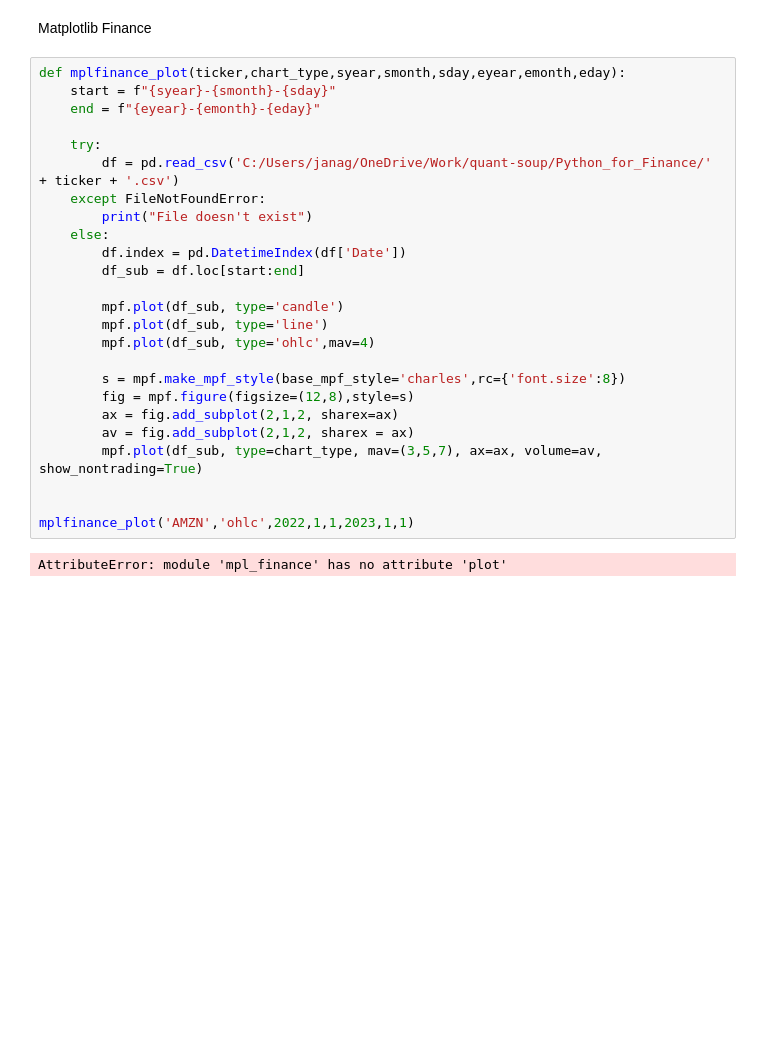
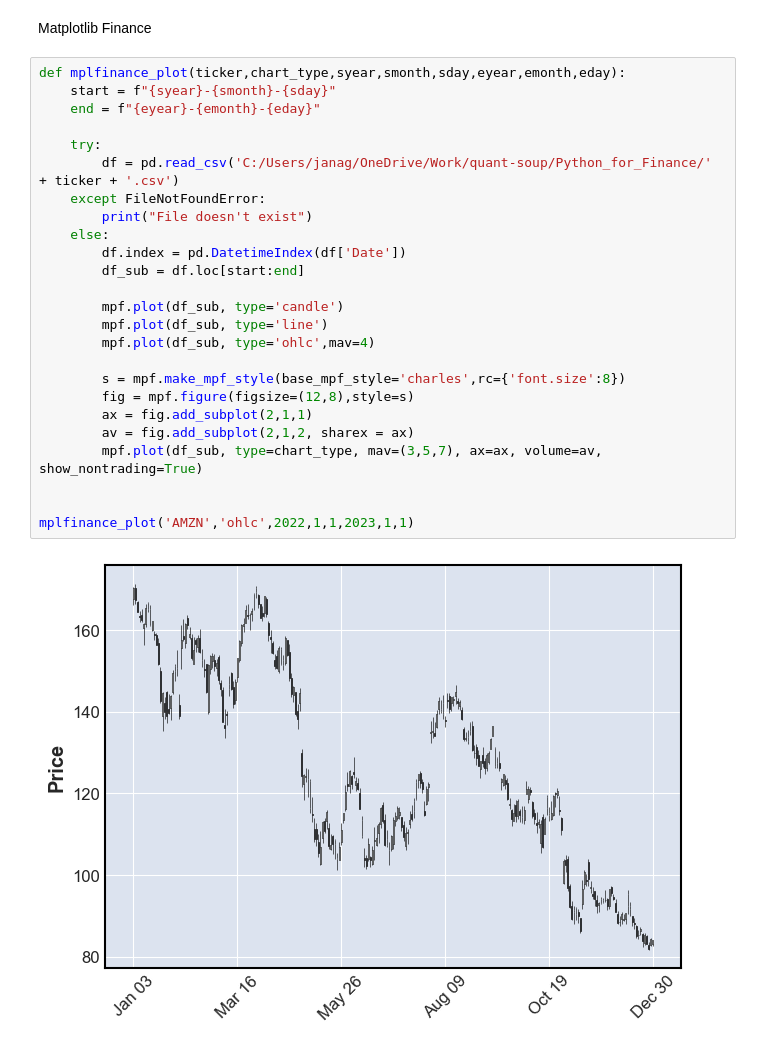
Before and after one commit to parulj3795/quant-soup, a Jupyter notebook: Python_for_Finance/Part1.ipynb, the cells around one changed output. Saved outputs shown, nothing was run; the diff lists cells and outputs as text; blank space fills up the shorter version.

```diff
--- a/Python_for_Finance/Part1.ipynb
+++ b/Python_for_Finance/Part1.ipynb
@@ -102,27 +102,27 @@ Matplotlib Finance
 # %%
 def mplfinance_plot(ticker,chart_type,syear,smonth,sday,eyear,emonth,eday):
     start = f"{syear}-{smonth}-{sday}"
     end = f"{eyear}-{emonth}-{eday}"
 
     try:
         df = pd.read_csv('C:/Users/janag/OneDrive/Work/quant-soup/Python_for_Finance/' + ticker + '.csv')
     except FileNotFoundError:
         print("File doesn't exist")
     else:
         df.index = pd.DatetimeIndex(df['Date'])
         df_sub = df.loc[start:end]
 
         mpf.plot(df_sub, type='candle')
         mpf.plot(df_sub, type='line')
         mpf.plot(df_sub, type='ohlc',mav=4)
 
         s = mpf.make_mpf_style(base_mpf_style='charles',rc={'font.size':8})
         fig = mpf.figure(figsize=(12,8),style=s)
-        ax = fig.add_subplot(2,1,2, sharex=ax)
+        ax = fig.add_subplot(2,1,1)
         av = fig.add_subplot(2,1,2, sharex = ax)
         mpf.plot(df_sub, type=chart_type, mav=(3,5,7), ax=ax, volume=av, show_nontrading=True)
 
 
 mplfinance_plot('AMZN','ohlc',2022,1,1,2023,1,1)
 # %% [output]
-AttributeError: module 'mpl_finance' has no attribute 'plot'
+[figure, added]
```
Also changed, not shown: parts of 2 cells of this notebook.
